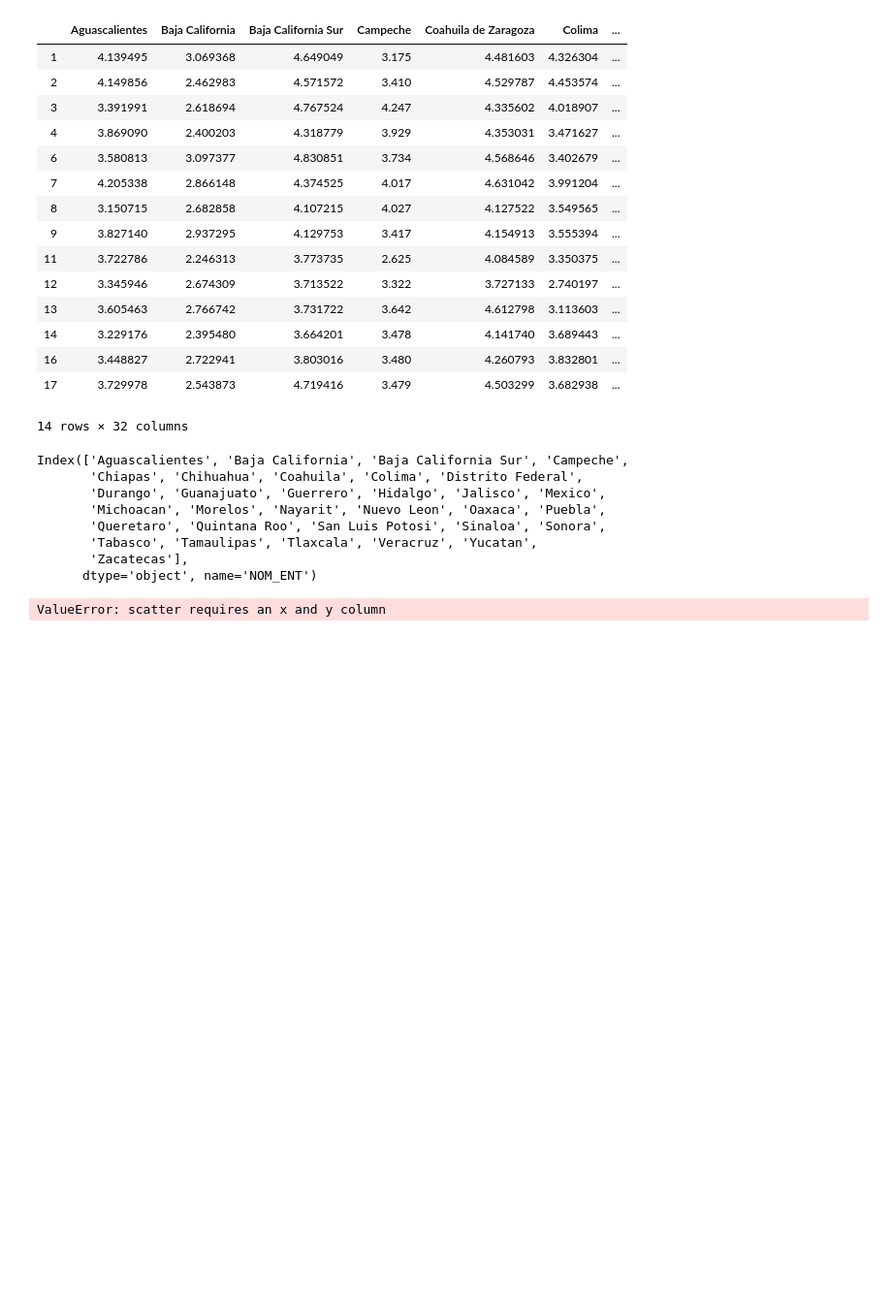
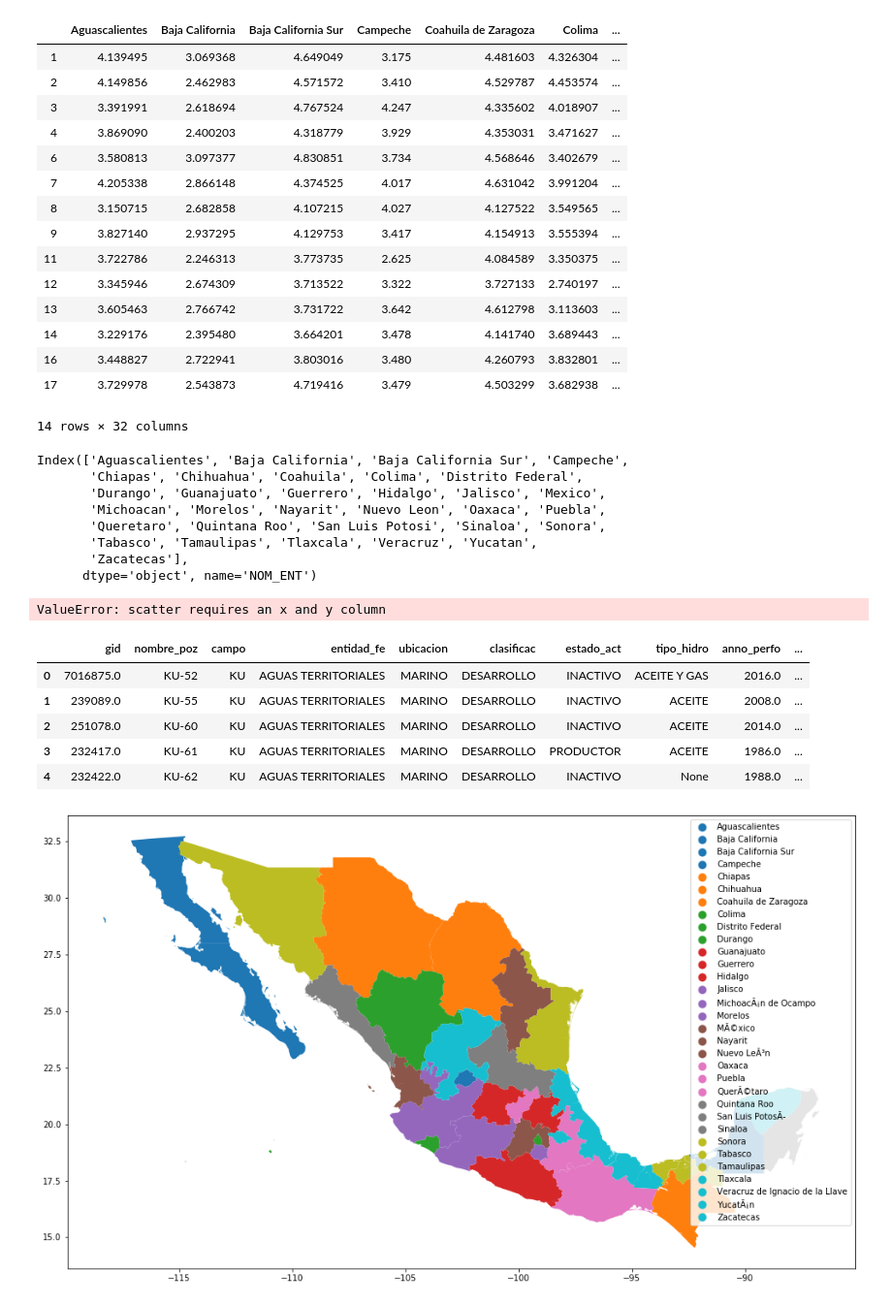
Before and after one commit to eliasft/projects, a Jupyter notebook: geopandas.ipynb, the cells around one changed output. Shown at 97% size. Saved outputs shown, nothing was run; the diff lists cells and outputs as text; code cells hidden in the pictures; blank space fills up the shorter version.

```diff
--- a/geopandas.ipynb
+++ b/geopandas.ipynb
@@ -278,0 +282,14 @@ fig.show()
+# %%
+pozos=gpd.read_file(r'C:\Users\elias\Downloads\Pozos Aguas Someras\Pozos Aguas Someras.shp')
+mex=gpd.read_file(r'C:\Users\elias\Google Drive\python\shapefiles\estados\dest_2015gw.shp')
+
+mex.plot(column='NOM_ENT',figsize=(20,10),legend=True)
+display(pozos.head())
+# %% [output]
+|  | gid | nombre_poz | campo | entidad_fe | ubicacion | clasificac | estado_act | tipo_hidro | anno_perfo | ... |
+| 0 | 7016875.0 | KU-52 | KU | AGUAS TERRITORIALES | MARINO | DESARROLLO | INACTIVO | ACEITE Y GAS | 2016.0 | ... |
+| 1 | 239089.0 | KU-55 | KU | AGUAS TERRITORIALES | MARINO | DESARROLLO | INACTIVO | ACEITE | 2008.0 | ... |
+| 2 | 251078.0 | KU-60 | KU | AGUAS TERRITORIALES | MARINO | DESARROLLO | INACTIVO | ACEITE | 2014.0 | ... |
+| 3 | 232417.0 | KU-61 | KU | AGUAS TERRITORIALES | MARINO | DESARROLLO | PRODUCTOR | ACEITE | 1986.0 | ... |
+| 4 | 232422.0 | KU-62 | KU | AGUAS TERRITORIALES | MARINO | DESARROLLO | INACTIVO | None | 1988.0 | ... |
+[figure, added]
```
Also changed, not shown: parts of 2 cells of this notebook.
